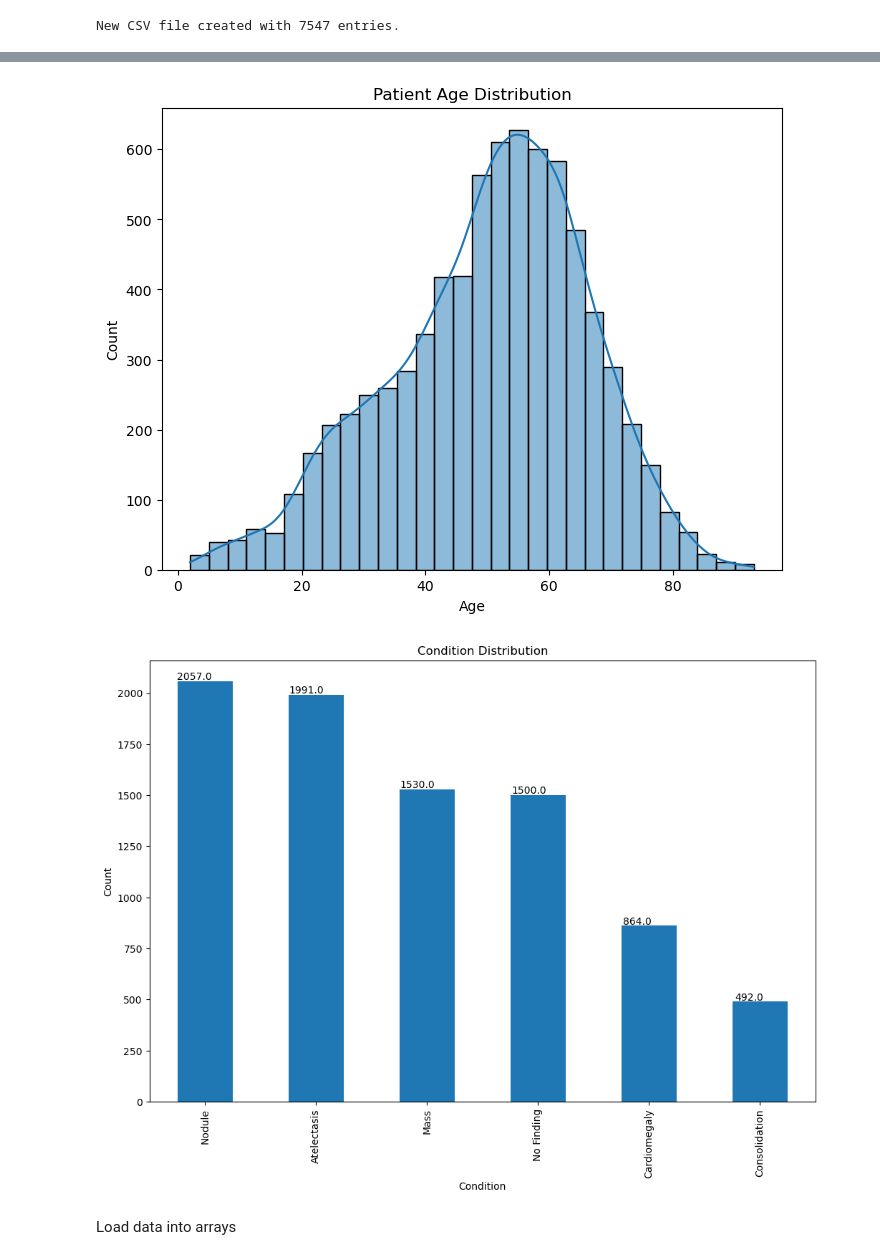
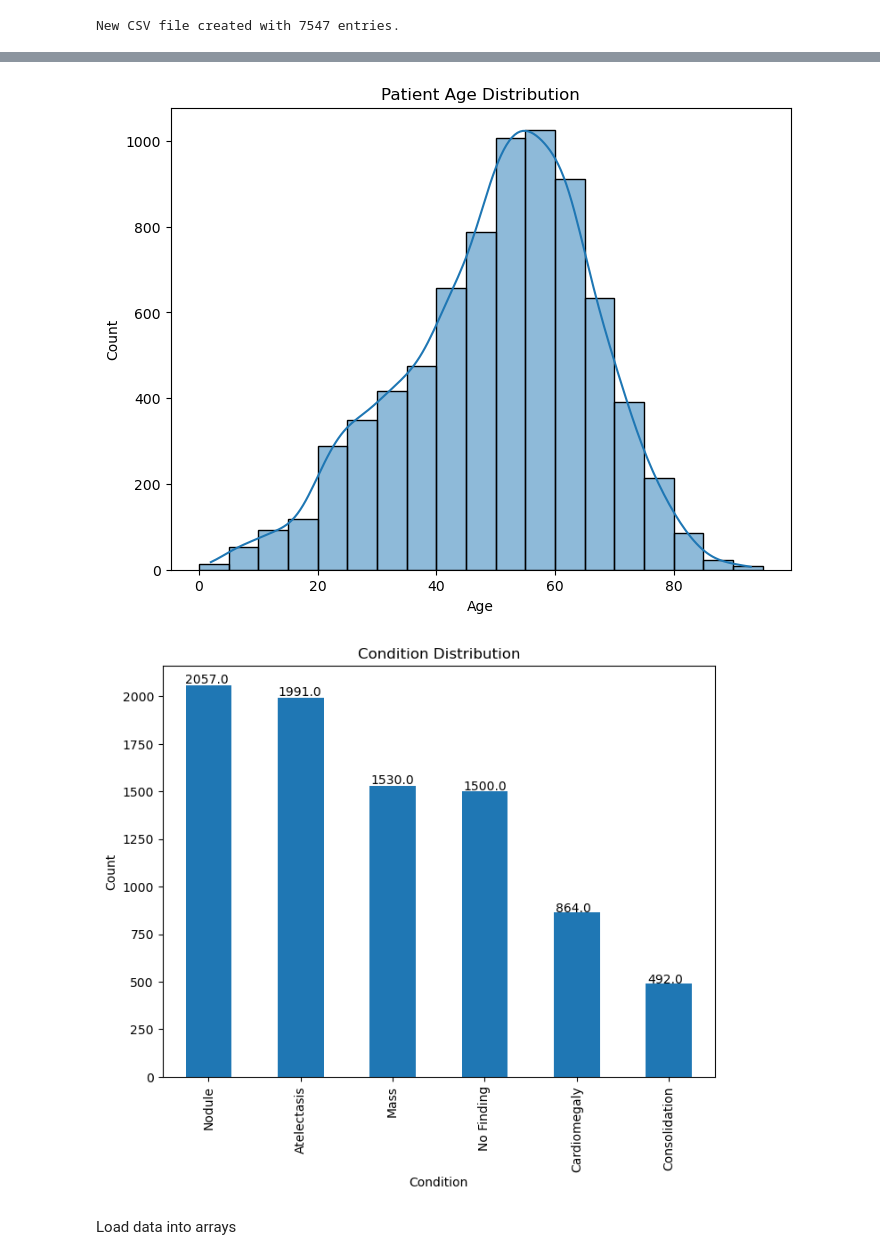
Before and after one commit to Mikops1/FYP_X-Ray_Analysis, a Jupyter notebook: Data Sorting/Step2-Foundation_Pre_Processing3_AWS.ipynb, the cells around one changed output, grey strips where cells are left out. Cells and saved outputs as stored; diff of their text form; code cells hidden in the pictures.

```diff
--- a/Data Sorting/Step2-Foundation_Pre_Processing3_AWS.ipynb
+++ b/Data Sorting/Step2-Foundation_Pre_Processing3_AWS.ipynb
@@ -93,39 +93,39 @@ New CSV file created with 7547 entries.
 # %%
 import pandas as pd
 import matplotlib.pyplot as plt
 import seaborn as sns
 
 input_file = '../Data/NIH_Foundation2.csv'
 df = pd.read_csv(input_file)
 
 plt.figure(figsize=(8, 6))
 sns.countplot(x='Patient Gender', data=df)
 plt.title('Gender Distribution')
 plt.xlabel('Gender')
 plt.ylabel('Count')
 plt.show()
 
 plt.figure(figsize=(8, 6))
-sns.histplot(df['Patient Age'], bins=30, kde=True)
+sns.histplot(df['Patient Age'], bins=range(0, 100, 5), kde=True)
 plt.title('Patient Age Distribution')
 plt.xlabel('Age')
 plt.ylabel('Count')
 plt.show()
 
 conditions = ['Atelectasis', 'Cardiomegaly', 'Mass', 'Nodule', 'Consolidation', 'No Finding']
 condition_counts = df[conditions].sum().sort_values(ascending=False)
-plt.figure(figsize=(12, 8))
-ax = condition_counts.plot(kind='bar')
+plt.figure(figsize=(8, 6))
+axis = condition_counts.plot(kind='bar')
 plt.title('Condition Distribution')
 plt.xlabel('Condition')
 plt.ylabel('Count')
-for p in ax.patches:
-    ax.annotate(str(p.get_height()), (p.get_x() * 1.005, p.get_height() * 1.005))
+for p in axis.patches:
+    axis.annotate(str(p.get_height()), (p.get_x() * 1.005, p.get_height() * 1.005))
 plt.show()
 # %% [output]
 [figure]
-[figure, old version]
+[figure, new version]
-[figure, old version]
+[figure, new version]
 # %% [markdown]
 Load data into arrays
 # %%
```
Also changed, not shown: parts of 4 cells of this notebook, 36 other files.
